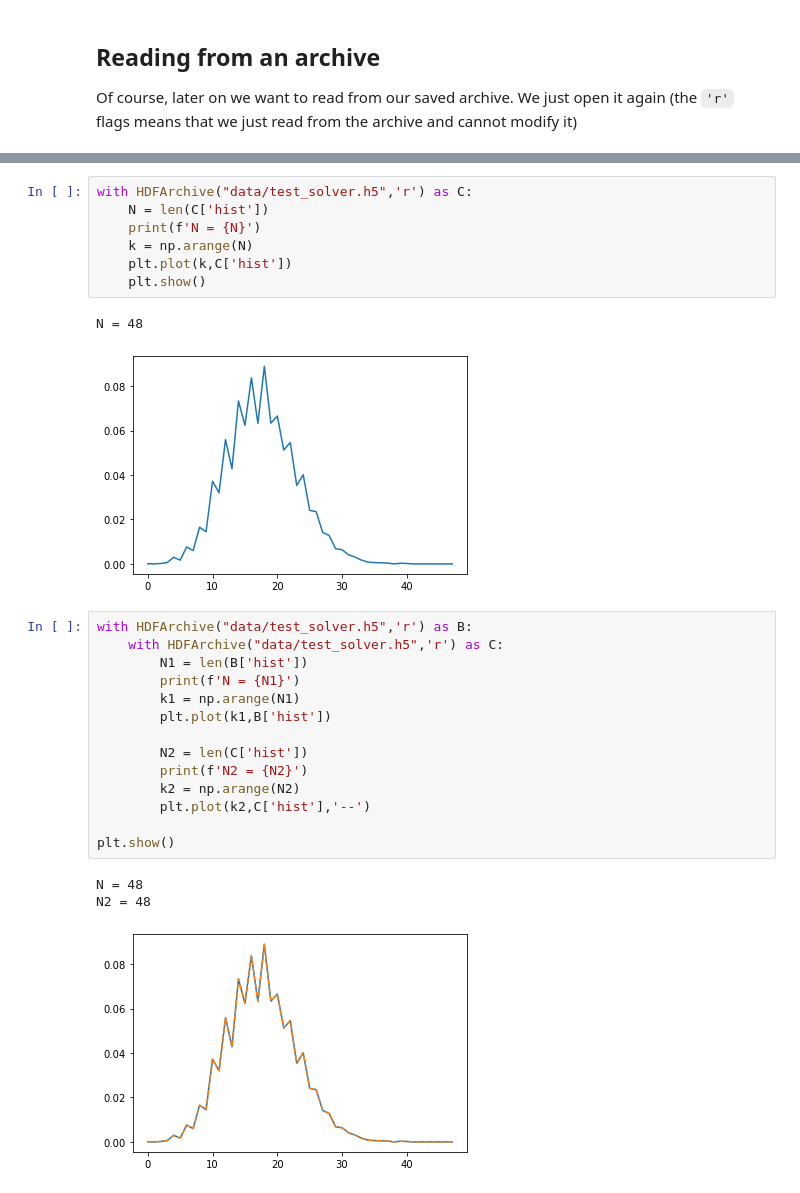
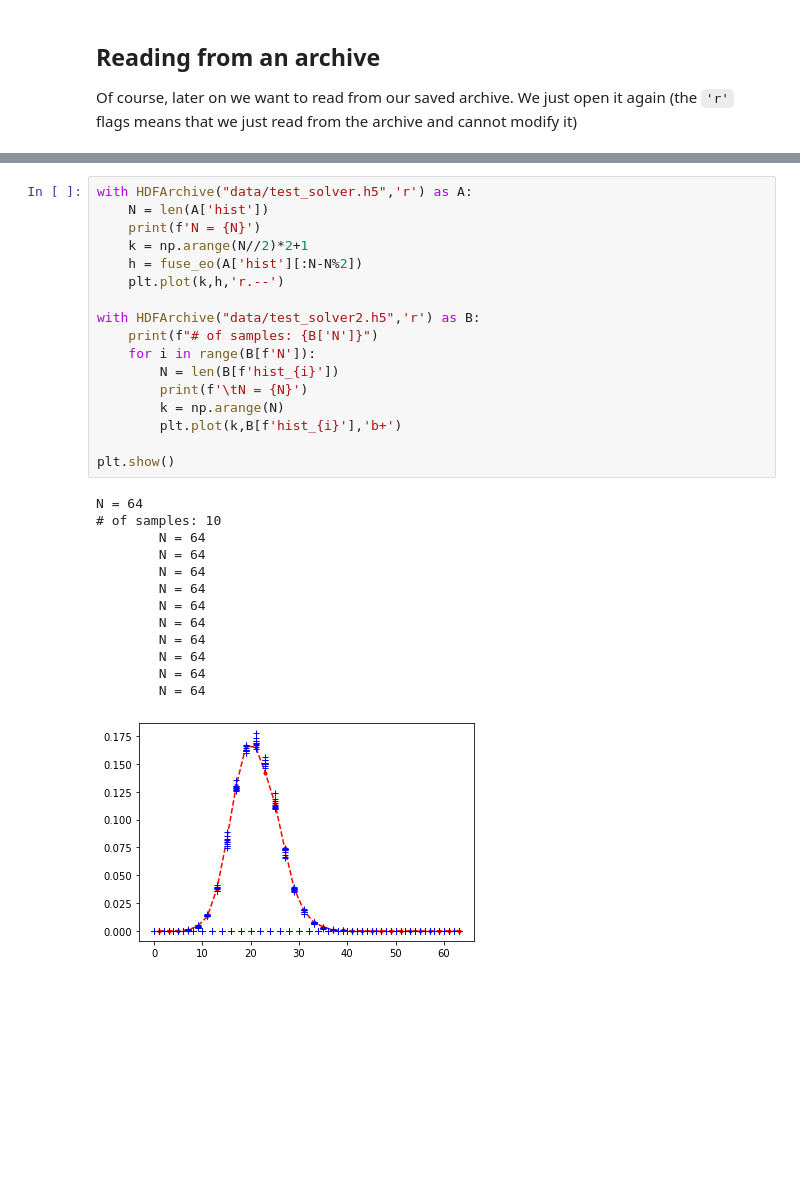
Before and after one commit to adrien-c-lopez/ctint_tutorial, a Jupyter notebook: examples/analysis.ipynb, the cells around one changed output, grey strips where cells are left out. Drawn from its saved outputs; the diff is of its cells as text; blank space fills up the shorter version.

```diff
--- a/examples/analysis.ipynb
+++ b/examples/analysis.ipynb
@@ -39,28 +70,31 @@ N = 48
-# %%
-with HDFArchive("data/test_solver.h5",'r') as C:
-    N = len(C['hist'])
-    print(f'N = {N}')
-    k = np.arange(N)
-    plt.plot(k,C['hist'])
-    plt.show()
-# %% [output]
-N = 48
-[figure, removed]
-# %%
-with HDFArchive("data/test_solver.h5",'r') as B:
-    with HDFArchive("data/test_solver.h5",'r') as C:
-        N1 = len(B['hist'])
-        print(f'N = {N1}')
-        k1 = np.arange(N1)
-        plt.plot(k1,B['hist'])
-
-        N2 = len(C['hist'])
-        print(f'N2 = {N2}')
-        k2 = np.arange(N2)
-        plt.plot(k2,C['hist'],'--')
-
-plt.show()
-# %% [output]
-N = 48
-N2 = 48
-[figure, removed]
+# %%
+with HDFArchive("data/test_solver.h5",'r') as A:
+    N = len(A['hist'])
+    print(f'N = {N}')
+    k = np.arange(N//2)*2+1
+    h = fuse_eo(A['hist'][:N-N%2])
+    plt.plot(k,h,'r.--')
+
+with HDFArchive("data/test_solver2.h5",'r') as B:
+    print(f"# of samples: {B['N']}")
+    for i in range(B[f'N']):
+        N = len(B[f'hist_{i}'])
+        print(f'\tN = {N}')
+        k = np.arange(N)
+        plt.plot(k,B[f'hist_{i}'],'b+')
+
+plt.show()
+# %% [output]
+N = 64
+# of samples: 10
+        N = 64
+        N = 64
+        N = 64
+        N = 64
+        N = 64
+        N = 64
+        N = 64
+        N = 64
+        N = 64
+        N = 64
+[figure, added]
```
Also changed, not shown: parts of 7 cells of this notebook, 8 other files.
